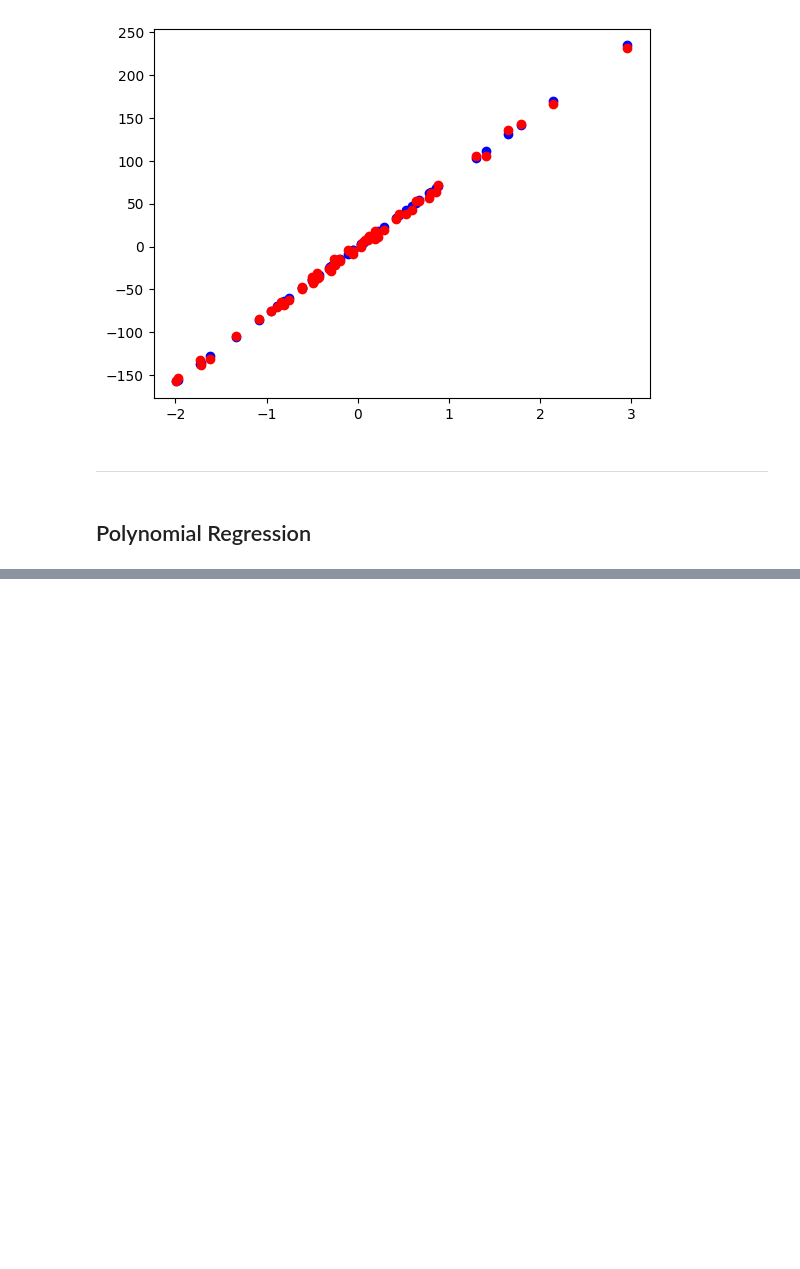
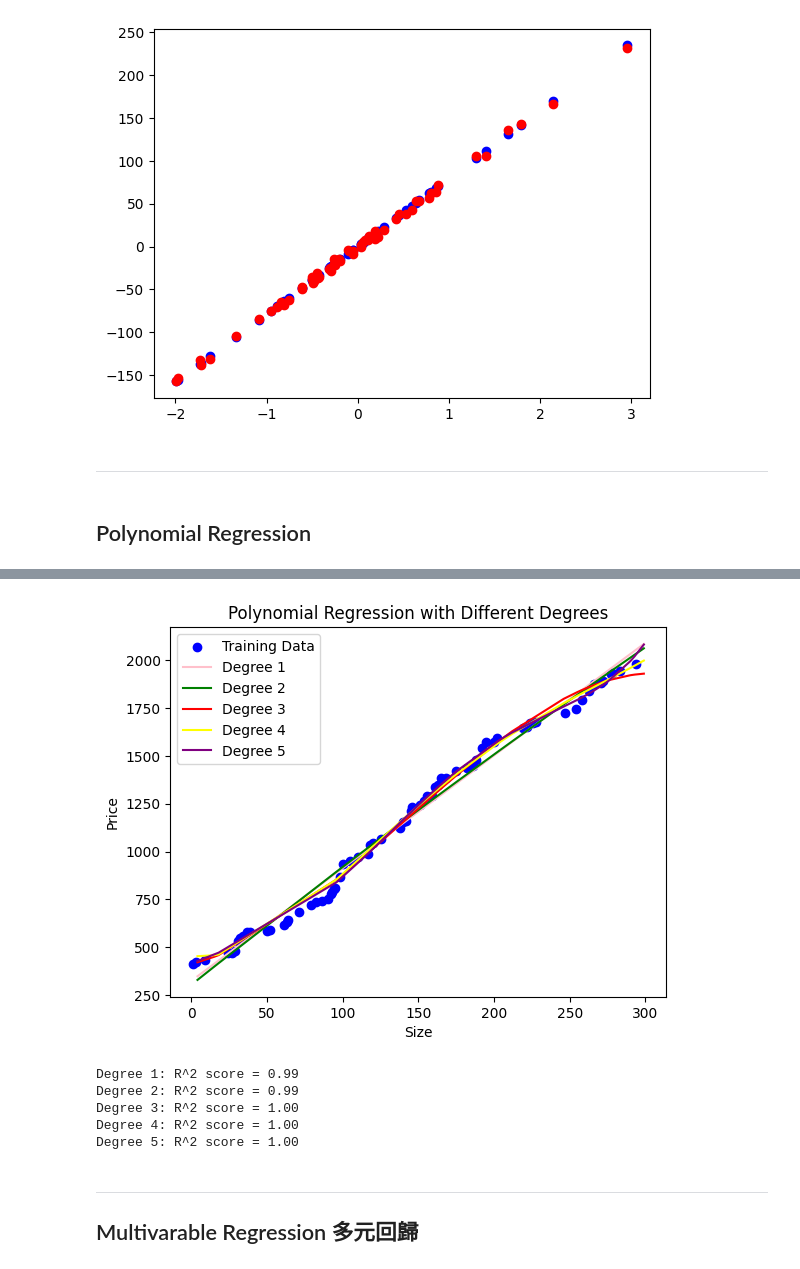
Before and after one commit to Ning306/Machine-learning-method-practice, a Jupyter notebook: 迴歸模型/迴歸.ipynb, the cells around one changed output, grey strips where cells are left out. Cells and saved outputs as stored; diff of their text form; code cells hidden in the pictures; blank space fills up the shorter version.

```diff
--- a/迴歸模型/迴歸.ipynb
+++ b/迴歸模型/迴歸.ipynb
@@ -196,0 +233,41 @@ print(random_numbers)
+# %%
+#使用迴圈的方式測試在幾次方的時候效果最好
+#訓練多個模型並繪圖
+degrees = [1, 2, 3, 4, 5]
+colors = [ 'pink', 'green', 'red', 'yellow', 'purple']  # 為每個 degree 指定顏色
+score = []
+
+plt.scatter(X_train, y_train, color='blue', label='Training Data')
+
+for count, degree in enumerate(degrees):
+    model = make_pipeline(PolynomialFeatures(degree),linear_model.LinearRegression())
+    model.fit(X_train, y_train)
+    score.append(model.score(X_train, y_train))
+
+    # 排序測試數據以便於繪圖
+    X_test_sorted = X_test.sort_values(by='X')
+    y_pred_sorted = model.predict(X_test_sorted)
+
+    # 使用正確的 color 參數
+    plt.plot(X_test_sorted, y_pred_sorted, color=colors[count], label=f'Degree {degree}')
+
+# 添加圖例與標籤
+plt.legend(loc='upper left')
+plt.xlabel("Size")
+plt.ylabel("Price")
+plt.title("Polynomial Regression with Different Degrees")
+plt.show()
+
+# 顯示每個模型的 R^2 分數
+for degree, r2 in zip(degrees, score):
+    print(f'Degree {degree}: R^2 score = {r2:.2f}')
+# %% [output]
+[figure, added]
+Degree 1: R^2 score = 0.99
+Degree 2: R^2 score = 0.99
+Degree 3: R^2 score = 1.00
+Degree 4: R^2 score = 1.00
+Degree 5: R^2 score = 1.00
+# %% [markdown]
+---
+## Multivarable Regression 多元回歸
```
Also changed, not shown: parts of 9 cells of this notebook.
